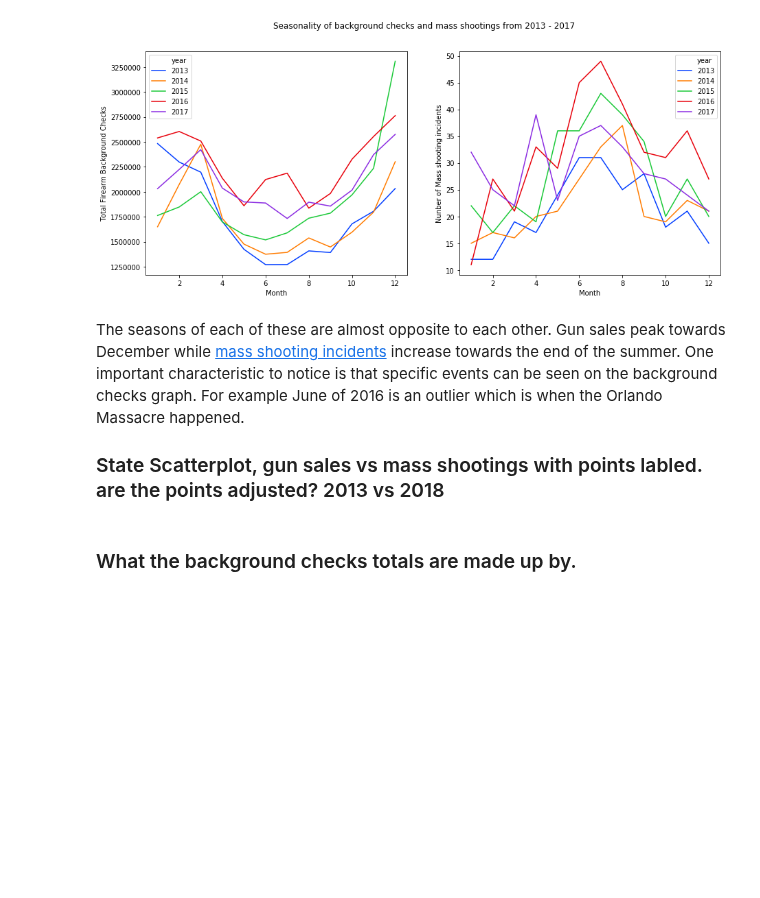
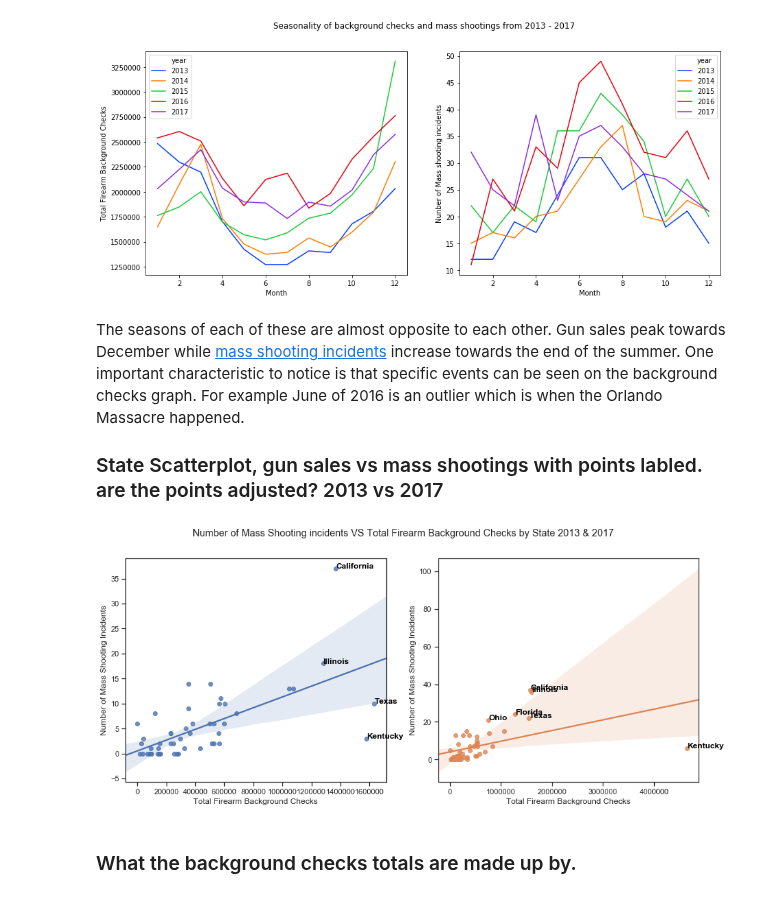
Before and after one commit to EliasFM/INFO370-FinalProject, a Jupyter notebook: webpage.ipynb, the cells around one changed output. Saved outputs shown, nothing was run; the diff lists cells and outputs as text; code cells hidden in the pictures; blank space fills up the shorter version.

```diff
--- a/webpage.ipynb
+++ b/webpage.ipynb
@@ -58,4 +58,4 @@ plt.show()
 The seasons of each of these are almost opposite to each other. Gun sales peak towards December while [mass shooting incidents](https://www.ncbi.nlm.nih.gov/pmc/articles/PMC4985111/) increase towards the end of the summer. One important characteristic to notice is that specific events can be seen on the background checks graph. For example June of 2016 is an outlier which is when the Orlando Massacre happened.
 
 
-### State Scatterplot, gun sales vs mass shootings with points labled. are the points adjusted? 2013 vs 2018
+### State Scatterplot, gun sales vs mass shootings with points labled. are the points adjusted? 2013 vs 2017
@@ -64,3 +62,44 @@ states_only = gunsale_population_by_shooting[gunsale_population_by_shooting.stat
+# %%
+# Remove the country totals
+states_only = gunsale_population_by_shooting[gunsale_population_by_shooting.state != "United States"]
+
+# Aggregates for different years.
+states_2013_totals = states_only[states_only["year"] == 2013].groupby(["state","year"]).sum()
+states_2017_totals = states_only[states_only["year"] == 2017].groupby(["state","year"]).sum()
+
+# First graphs size, rows, title and color set.
+fig, (ax1, ax2) = plt.subplots(1, 2, figsize=(15,6))
+fig.suptitle('Number of Mass Shooting incidents VS Total Firearm Background Checks by State 2013 & 2017')
+palette = sns.color_palette("bright", 5)
+
+
+# Plotting
+sns.regplot(states_2013_totals["totals"],
+                states_2013_totals["incidents"], ax = ax1)
+ax1.set(xlabel='Total Firearm Background Checks', ylabel='Number of Mass Shooting Incidents')
+
+# Adds labels to rows with state name that I preselected.
+for line in range(0,states_2013_totals.shape[0]):
+    if states_2013_totals.reset_index().state[line] in ["California", "Texas", "Illinois", "Kentucky"]:
+        ax1.text(states_2013_totals.totals[line]+0.2, states_2013_totals.incidents[line],
+                 states_2013_totals.reset_index().state[line], horizontalalignment='left', size='medium',
+                 color='black', weight='semibold')
+
+
+sns.regplot(states_2017_totals["totals"],
+                states_2017_totals["incidents"], ax = ax2)
+ax2.set(xlabel='Total Firearm Background Checks', ylabel='Number of Mass Shooting Incidents')
+
+# Adds labels to rows with state name that I preselected.
+for line in range(0,states_2017_totals.shape[0]):
+    if states_2017_totals.reset_index().state[line] in ["California", "Texas", "Illinois", "Kentucky", "Florida", "Ohio"]:
+        ax2.text(states_2017_totals.totals[line]+0.2, states_2017_totals.incidents[line],
+                 states_2017_totals.reset_index().state[line], horizontalalignment='left',
+                 size='medium', color='black', weight='semibold')
+
+plt.show()
+# %% [output]
+[figure, added]
 # %% [markdown]
 ### What the background checks totals are made up by.
 # %%
```
Also changed, not shown: parts of 4 cells of this notebook.
